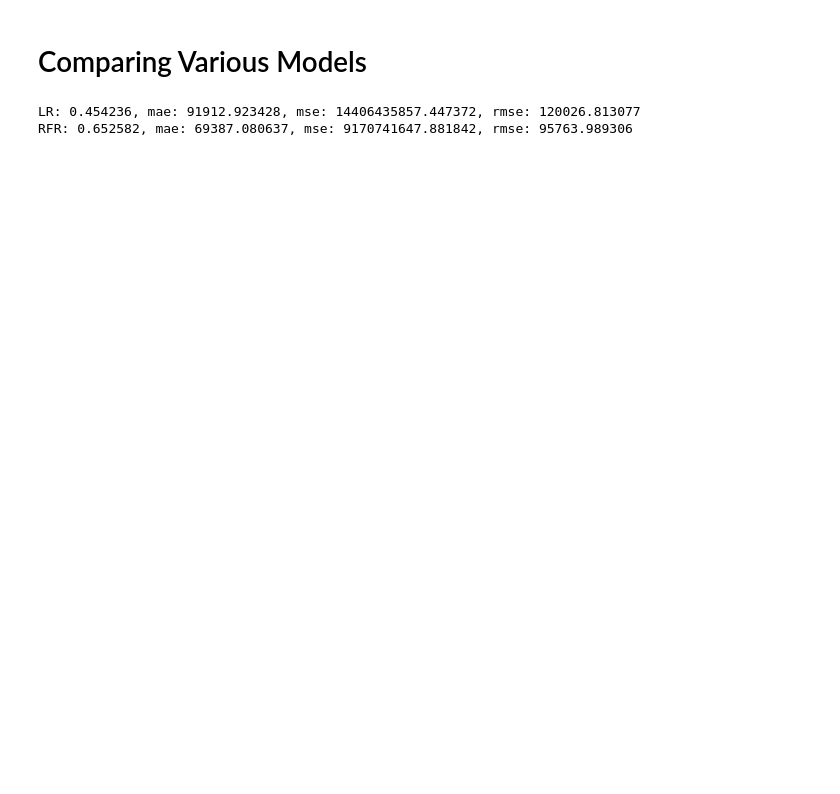
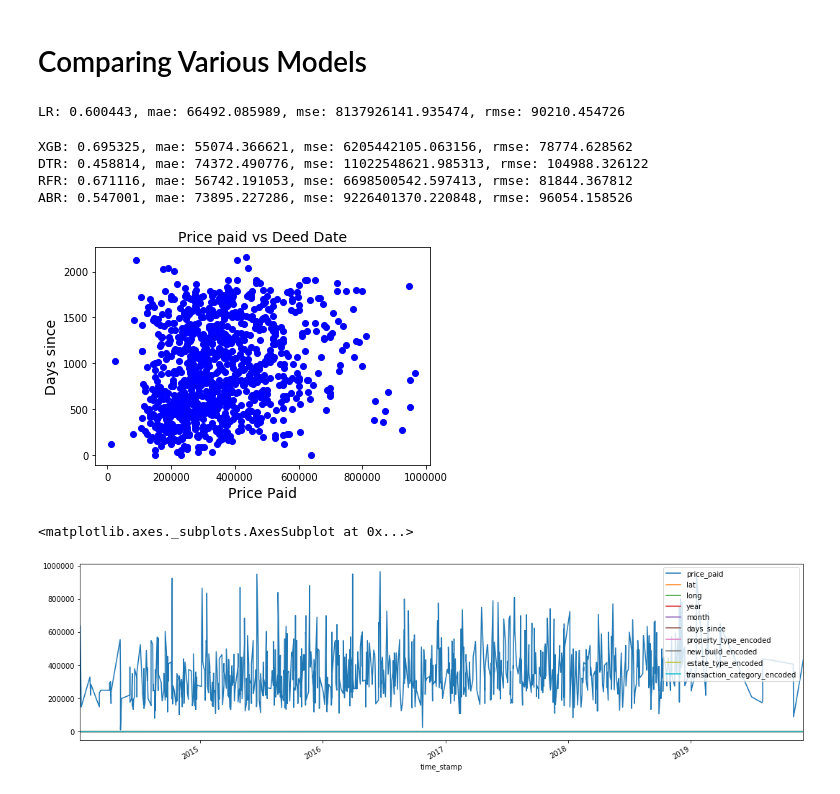
Before and after one commit to davidmaceachern/QAC020X303, a Jupyter notebook: notebooks/test_harness.ipynb, the cells around one changed output. Cells and saved outputs as stored; diff of their text form; code cells hidden in the pictures; blank space fills up the shorter version.

```diff
--- a/notebooks/test_harness.ipynb
+++ b/notebooks/test_harness.ipynb
@@ -261,28 +289,30 @@ df
 # %% [markdown]
 # Comparing Various Models
 # %%
-df = pd.read_pickle('../data/processed/lewisham_prep.pkl')
+df = croydon_prep
 # Split data into predictors X and output Y
 predictors = ['lat','long','year','month','days_since','property_type_encoded','new_build_encoded','estate_type_encoded','transaction_category_encoded']
 X = df[predictors]
 y = df['price_paid']
 # Split 80/20
 X_train, X_test, y_train, y_test = train_test_split(X, y, test_size=0.2, random_state=0)
-# prepare models
-# df = unpickled
 models = []
 
 models.append(('LR', LinearRegression()))
+models.append(('XGB', XGBRegressor(base_score=0.5, colsample_bylevel=1, colsample_bytree=1, gamma=0,
+       learning_rate=0.08, max_delta_step=0, max_depth=7,
+       min_child_weight=1, missing=None, n_estimators=100, nthread=-1,
+       objective='reg:linear', reg_alpha=0, reg_lambda=1,
+       scale_pos_weight=1, seed=0, silent=True, subsample=0.75)))
+# models.append(('CTB', CatBoostRegressor()))
+# models.append(('CTB', CatBoostRegressor(learning_rate=1, depth=6, loss_function='r2')))
 # models.append(('PER', Perceptron()))
 # models.append(('LA', Lasso()))
-# models.append(('DTR', DecisionTreeRegressor()))
+models.append(('DTR', DecisionTreeRegressor()))
 models.append(('RFR', RandomForestRegressor(n_estimators=40, n_jobs=-1)))
 # models.append(('GPR', GaussianProcessRegressor()))
 # models.append(('SVR', SVR()))
-# models.append(('ABR', AdaBoostRegressor()))
-
-# results = []
-names = []
+models.append(('ABR', AdaBoostRegressor()))
 
 # evaluate each model in turn
 for name, model in models:
@@ -298,14 +328,43 @@ for name, model in models:
     rmse = np.sqrt(metrics.mean_squared_error(y_test, y_pred))
     msg = "%s: %f, mae: %f, mse: %f, rmse: %f" % (name, score, mae, mse, rmse)
     print(msg)
-
-# # boxplot algorithm comparison ##
-# fig = plotty.figure()
-# fig.suptitle('Algorithm Comparison')
-# ax = fig.add_subplot(111)
-# plotty.boxplot(results)
-# ax.set_xticklabels(names)
-# plotty.show()
 # %% [output]
-LR: 0.454236, mae: 91912.923428, mse: 14406435857.447372, rmse: 120026.813077
-RFR: 0.652582, mae: 69387.080637, mse: 9170741647.881842, rmse: 95763.989306
+LR: 0.600443, mae: 66492.085989, mse: 8137926141.935474, rmse: 90210.454726
+XGB: 0.695325, mae: 55074.366621, mse: 6205442105.063156, rmse: 78774.628562
+DTR: 0.458814, mae: 74372.490776, mse: 11022548621.985313, rmse: 104988.326122
+RFR: 0.671116, mae: 56742.191053, mse: 6698500542.597413, rmse: 81844.367812
+ABR: 0.547001, mae: 73895.227286, mse: 9226401370.220848, rmse: 96054.158526
+# %%
+df = croydon_prep
+d = df.sample(1000)
+plotty.scatter(d['price_paid'], d['days_since'], color='blue')
+plotty.title('Price paid vs Deed Date', fontsize=14)
+plotty.xlabel('Price Paid', fontsize=14)
+plotty.ylabel('Days since', fontsize=14)
+# plotty.grid(True)
+plotty.show()
+d.plot(figsize=(18,5))
+
+fig, axs = plotty.subplots(2, 2, figsize=(10, 10))
+df = croydon_prep
+d = df.sample(1000, random_state=1)
+axs[0, 0].scatter(d['days_since'], d['price_paid'], color='blue', alpha=0.3)
+axs[0, 0].title.set_text('Croydon')
+df = lewisham_prep
+d = df.sample(1000, random_state=1)
+axs[0, 1].scatter(d['days_since'], d['price_paid'], color='blue', alpha=0.3)
+axs[0, 1].title.set_text('Lewisham')
+df = kensington_chelsea_prep
+d = df.sample(1000, random_state=1)
+axs[1, 0].scatter(d['days_since'], d['price_paid'], color='blue', alpha=0.3)
+axs[1, 0].title.set_text('Kensington and Chelsea')
+df = westminster_prep
+d = df.sample(1000, random_state=1)
+axs[1, 1].scatter(d['days_since'], d['price_paid'], color='blue', alpha=0.3)
+axs[1, 1].title.set_text('Westminster')
+fig.tight_layout()
+plotty.show()
+# %% [output]
+[figure, added]
+<matplotlib.axes._subplots.AxesSubplot at 0x...>
+[figure, added]
```
Also changed, not shown: parts of 11 cells of this notebook, 20 other files.
